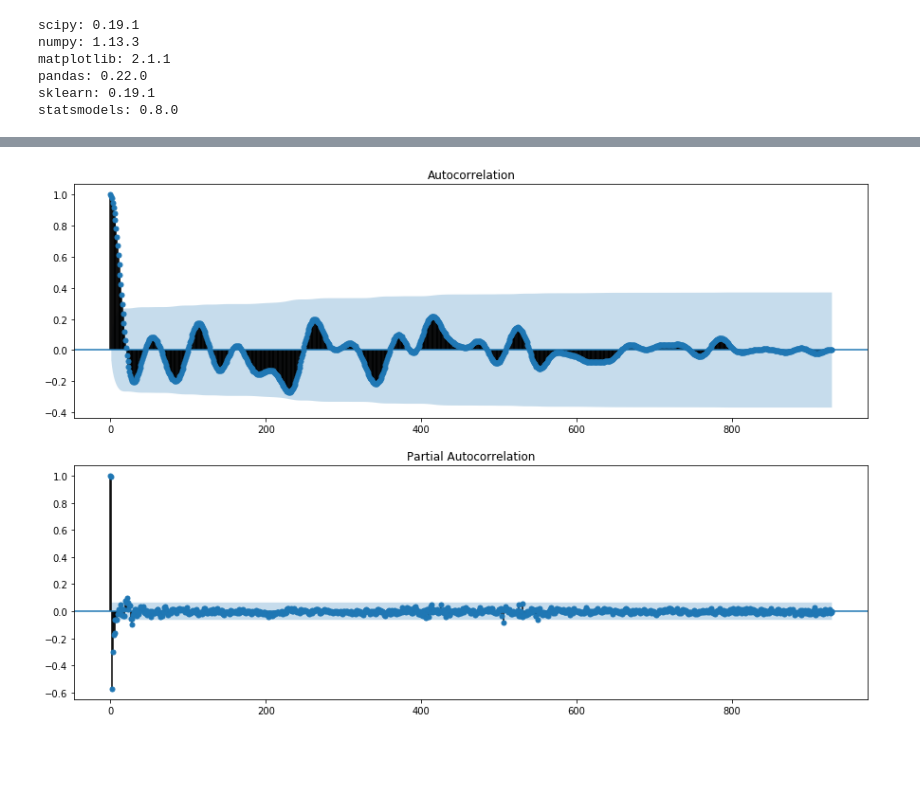
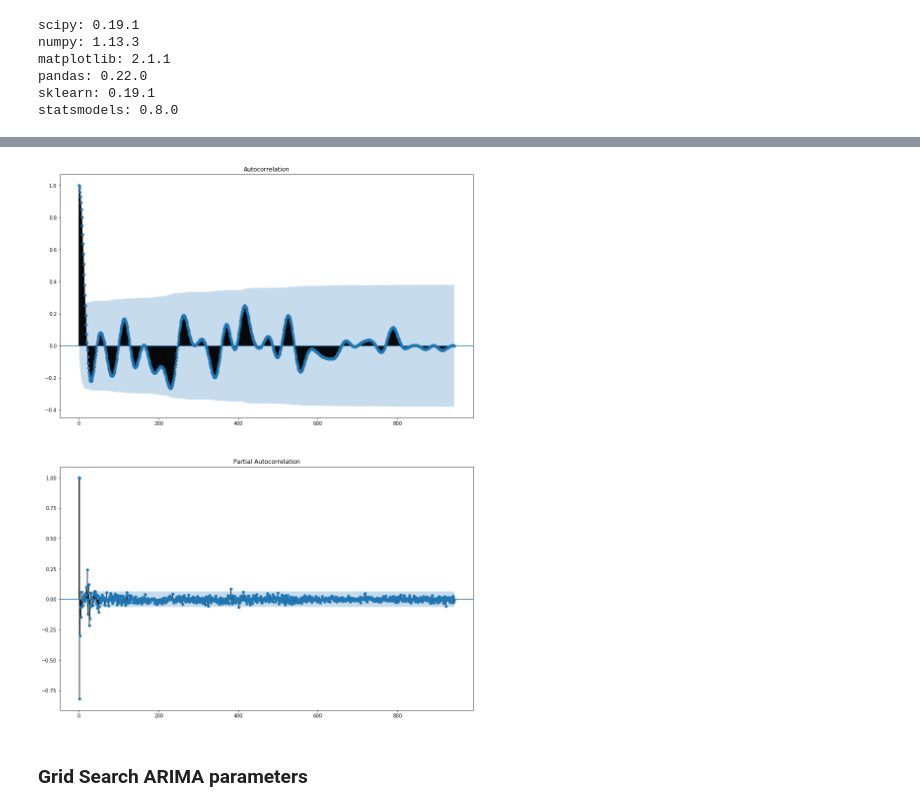
Before and after one commit to Borvornsak/PM25, a Jupyter notebook: ARIMA/Model.ipynb, the cells around one changed output, grey strips where cells are left out. Cells and saved outputs as stored; diff of their text form; code cells hidden in the pictures; blank space fills up the shorter version.

```diff
--- a/ARIMA/Model.ipynb
+++ b/ARIMA/Model.ipynb
@@ -121,14 +157,16 @@ Critical Values:
 # %%
 from pandas import Series
 from statsmodels.graphics.tsaplots import plot_acf
 from statsmodels.graphics.tsaplots import plot_pacf
 from matplotlib import pyplot
 series = Series.from_csv('stationary.csv')
-pyplot.figure(figsize=(15, 10))
+pyplot.figure(figsize=(15, 20))
 pyplot.subplot(211)
 plot_acf(series, ax=pyplot.gca())
 pyplot.subplot(212)
 plot_pacf(series, ax=pyplot.gca())
 pyplot.show()
 # %% [output]
-[figure, old version]
+[figure, new version]
+# %% [markdown]
+### Grid Search ARIMA parameters
```
Also changed, not shown: parts of 33 cells of this notebook, 7 other files.
